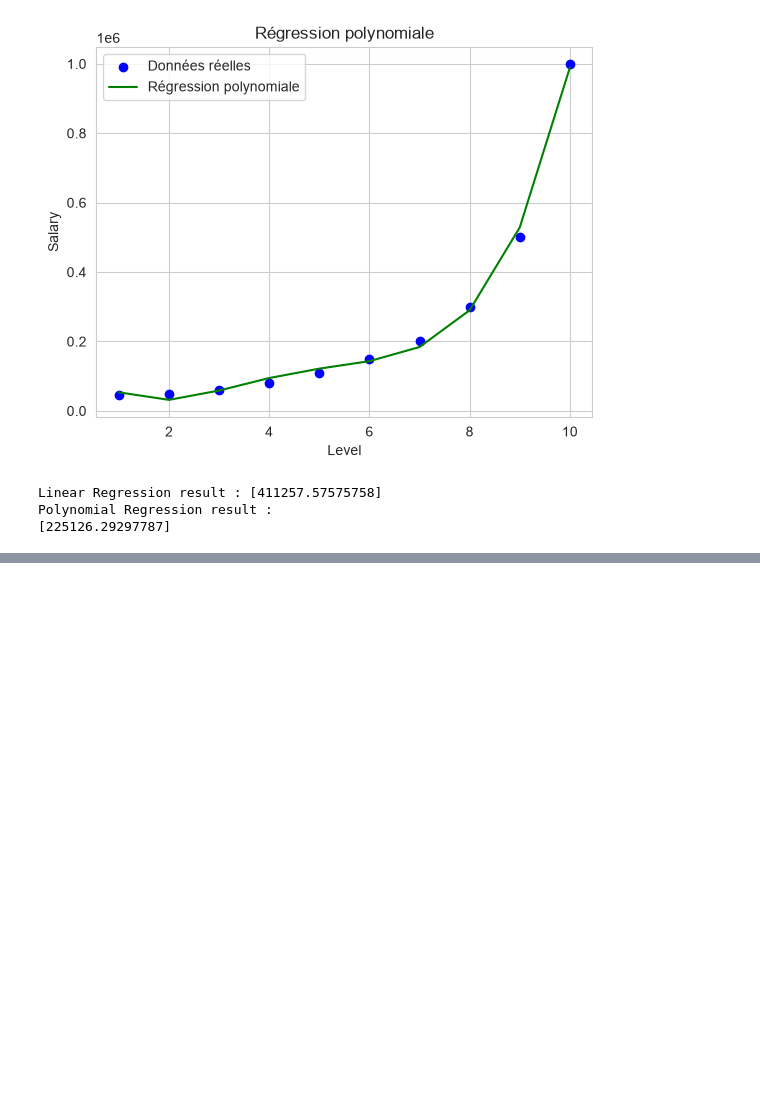
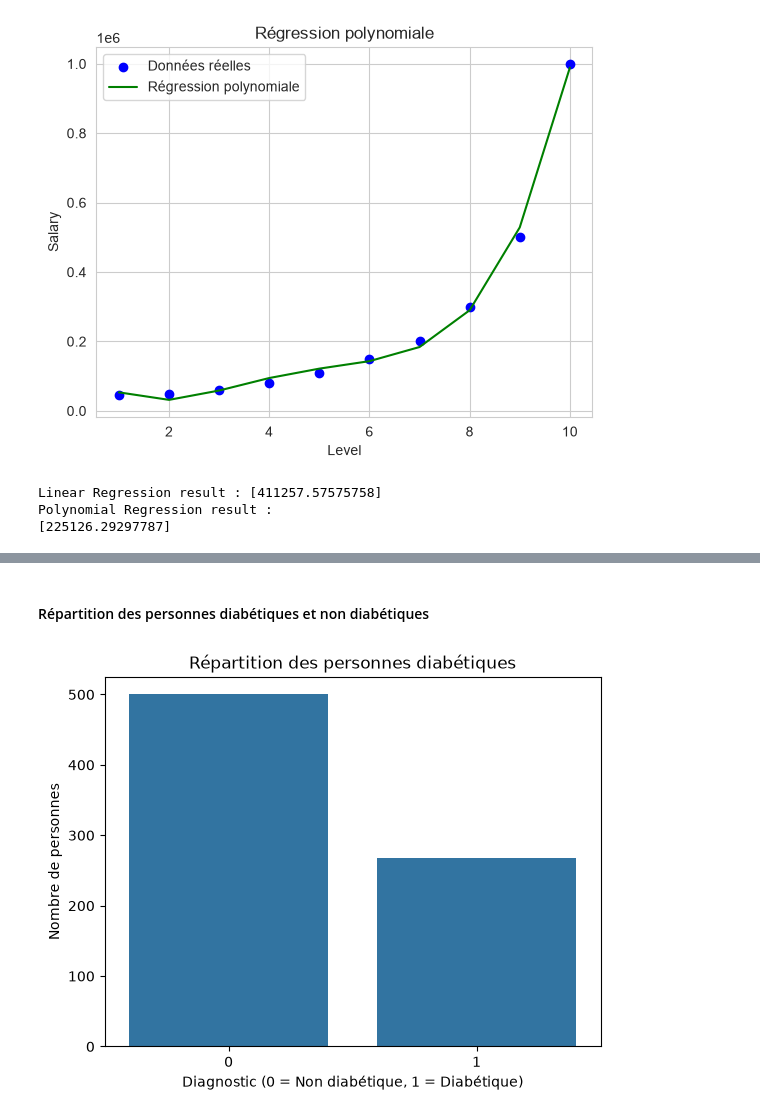
Before and after one commit to MariemDaoud1/Machine-Learning---RT4, a Jupyter notebook: Atelier 3 - Apprentissage Supervisée/main.ipynb, the cells around one changed output, grey strips where cells are left out. Saved outputs shown, nothing was run; the diff lists cells and outputs as text; code cells hidden in the pictures; blank space fills up the shorter version.

```diff
--- a/Atelier 3 - Apprentissage Supervisée/main.ipynb
+++ b/Atelier 3 - Apprentissage Supervisée/main.ipynb
@@ -499,0 +569,10 @@ Polynomial Regression result :
+# %%
+import matplotlib.pyplot as plt
+col_names = ['pregnant', 'glucose', 'bp', 'skin', 'insulin', 'bmi',
+'pedigree', 'age', 'label']
+diabetes_data = pd.read_csv(
+    "diabetes.csv",
+    skiprows=1,
+    header=None,
+    names=col_names
+)
@@ -499,0 +621,14 @@ Polynomial Regression result :
+# %% [markdown]
+#### Répartition des personnes diabétiques et non diabétiques
+# %%
+import seaborn as sns
+import matplotlib.pyplot as plt
+
+sns.countplot(data=diabetes_data, x='label')
+
+plt.title("Répartition des personnes diabétiques")
+plt.xlabel("Diagnostic (0 = Non diabétique, 1 = Diabétique)")
+plt.ylabel("Nombre de personnes")
+plt.show()
+# %% [output]
+[figure, added]
```
Also changed, not shown: parts of 38 cells of this notebook, 3 other files.
